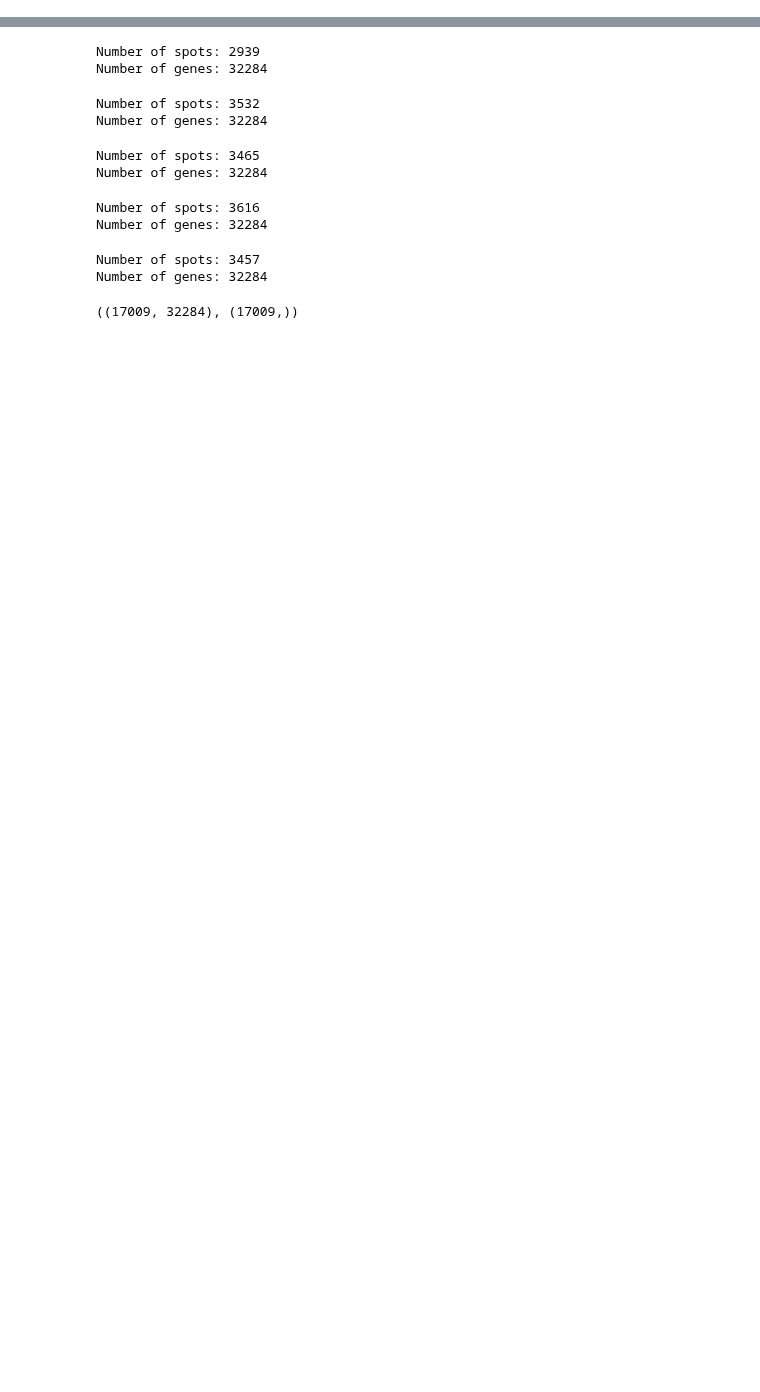
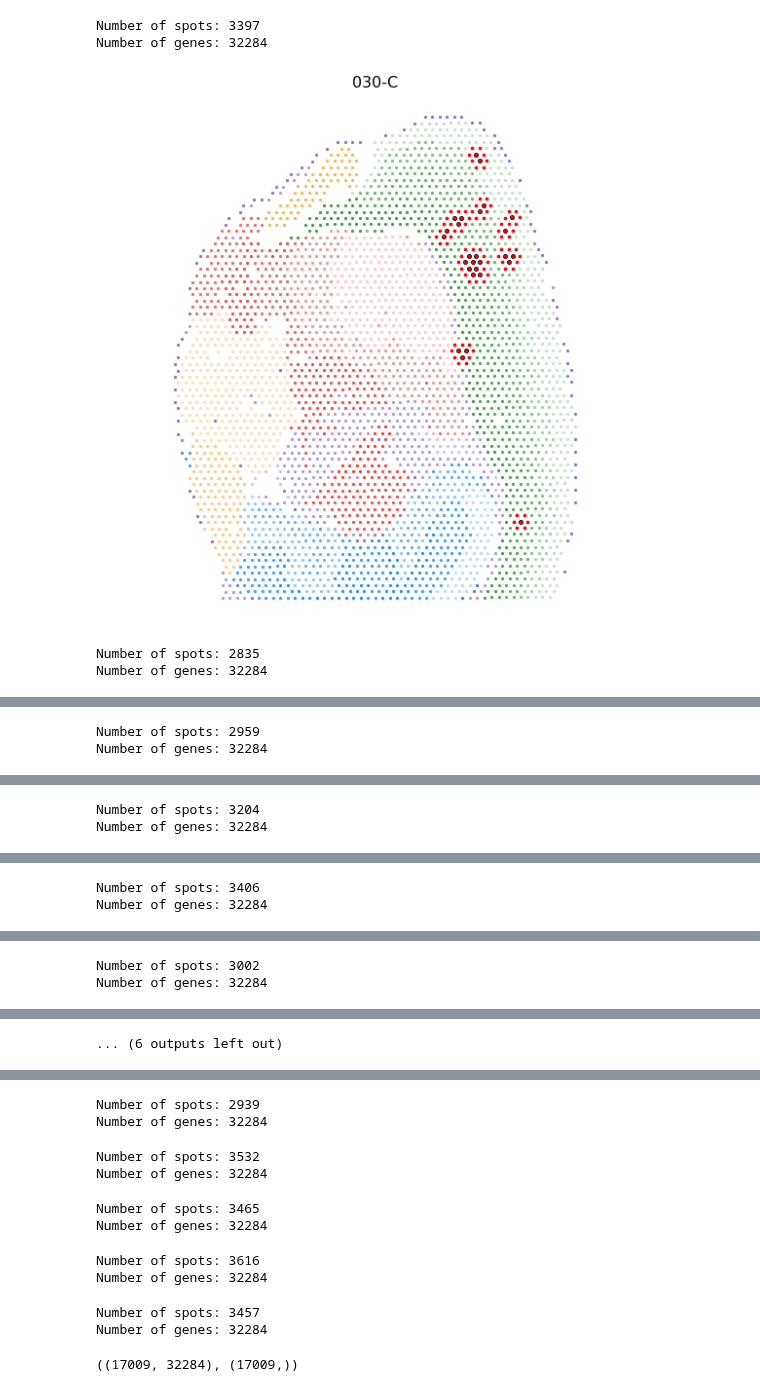
Before and after one commit to dmnburrows/spatial_transcriptomics, a Jupyter notebook: plaque_classify.ipynb, the cells around one changed output, grey strips where cells are left out. Cells and saved outputs as stored; diff of their text form; code cells hidden in the pictures; blank space fills up the shorter version.

```diff
--- a/plaque_classify.ipynb
+++ b/plaque_classify.ipynb
@@ -73,0 +114,35 @@ spot_df
+# %%
+#visualise plaque + adjacent spots
+for y,name in enumerate(sub_ID):
+    spot_df, gene_df = run_('old', dist, ID[y], sub_ID[y])
+    clust_lab = spot_df['cluster'].values
+    xcoord, ycoord = spot_df['pxl_row_in_fullres'].values, spot_df['pxl_col_in_fullres'].values
+    plq_bool = spot_df['plaque'].values == 1
+    adj_bool = spot_df['adj_plq'].values == 1
+
+
+    fig,ax = plt.subplots(figsize=(10,10))
+    for x in range(len(sort_clust)):
+        plt.scatter(xcoord[np.where(clust_lab==sort_clust[x])[0]], ycoord[np.where(clust_lab==sort_clust[x])[0]], s=5, label = sort_clust[x], color = sort_col[x], alpha=1)
+    plt.scatter(xcoord[plq_bool], ycoord[plq_bool], s=15, c='k')
+    plt.scatter(xcoord[adj_bool], ycoord[adj_bool], s=7, c='r')
+
+    #plt.legend(loc='center left', bbox_to_anchor=(1, 0.5), fontsize=12, markerscale=2)
+
+    #remove all borders
+    plt.gca().spines['top'].set_visible(False)
+    plt.gca().spines['bottom'].set_visible(False)
+    plt.gca().spines['right'].set_visible(False)
+    plt.gca().spines['left'].set_visible(False)
+    ax.xaxis.set_tick_params(labelbottom=False)
+    ax.yaxis.set_tick_params(labelleft=False)
+    ax.axis('equal')
+    plt.tick_params(top=False, bottom=False, left=False, right=False, labelleft=False, labelbottom=False)
+    plt.title(sub_ID[y], fontsize=16)
+    plt.show()
+# %% [output]
+Number of spots: 3397
+Number of genes: 32284
+[figure, added]
+Number of spots: 2835
+Number of genes: 32284
@@ -73,0 +150,2 @@ spot_df
+Number of spots: 2959
+Number of genes: 32284
@@ -73,0 +153,2 @@ spot_df
+Number of spots: 3204
+Number of genes: 32284
@@ -73,0 +156,2 @@ spot_df
+Number of spots: 3406
+Number of genes: 32284
@@ -73,0 +159,2 @@ spot_df
+Number of spots: 3002
+Number of genes: 32284
@@ -73,0 +162 @@ spot_df
+... (6 outputs left out)
```
Also changed, not shown: parts of 14 cells of this notebook.
